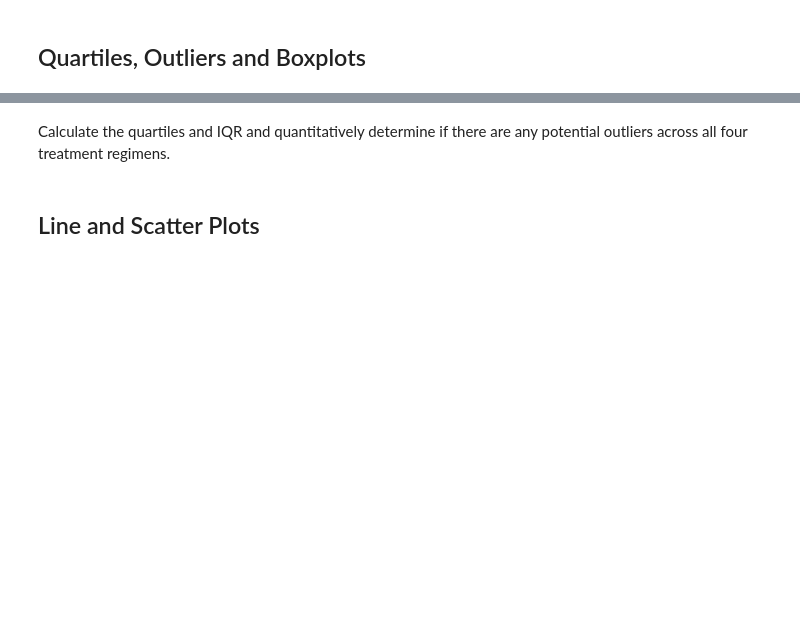
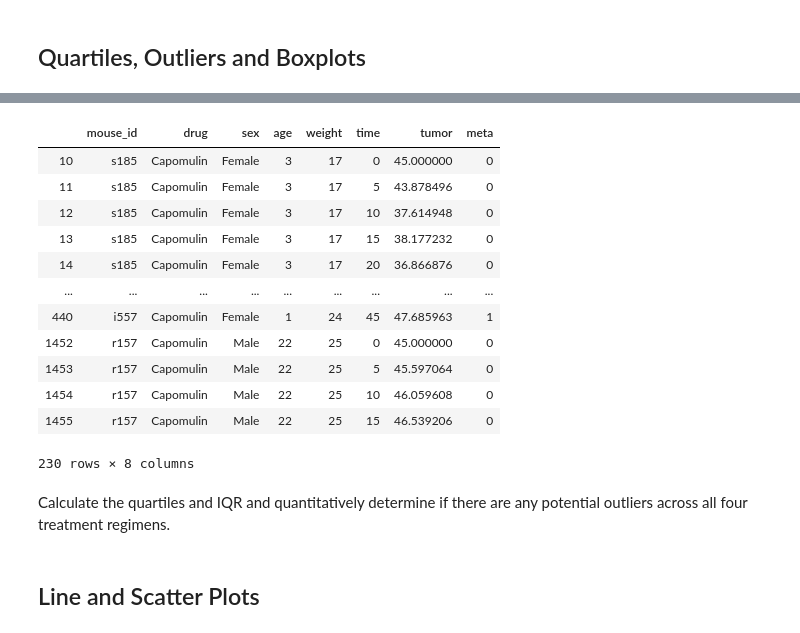
Before and after one commit to matteo005/MatPlotLib_HW, a Jupyter notebook: pymaceuticals_starter.ipynb, the cells around one changed output, grey strips where cells are left out. Drawn from its saved outputs; the diff is of its cells as text; code cells hidden in the pictures; blank space fills up the shorter version.

```diff
--- a/pymaceuticals_starter.ipynb
+++ b/pymaceuticals_starter.ipynb
@@ -194,3 +201,58 @@ plt.pie(gender_count, explode=explode, labels=genders, colors=colors,
+# %%
+# Calculate the final tumor volume of each mouse across four of the treatment regimens:
+# Capomulin, Ramicane, Infubinol, and Ceftamin
+
+#get all the data for Capomulin drug
+Capomulin = combined_df2.loc[combined_df2['drug'] == 'Capomulin']
+#get all the data for Ramicane drug
+Ramicane = combined_df2.loc[combined_df2['drug'] == 'Ramicane']
+#get all the data for Infubinol drug
+Infubinol = combined_df2.loc[combined_df2['drug'] == 'Infubinol']
+#get all the data for Ceftamin drug
+Ceftamin = combined_df2.loc[combined_df2['drug'] == 'Ceftamin']
+
+# HINT: Not all mice lived until timepoint 45
+# Start by getting the last (greatest) timepoint for each mouse
+
+#Last timepoint for each mouse for Capomulin
+Cap_final_time = Capomulin.groupby('mouse_id').max()['time']
+Cap_final_volume = pd.DataFrame(Cap_final_time)
+#Last timepoint for each mouse for Ramicane
+Ram_final_time = Ramicane.groupby('mouse_id').max()['time']
+Ram_final_volume = pd.DataFrame(Ram_final_time)
+#Last timepoint for each mouse for Infubinol
+Inf_final_time = Infubinol.groupby('mouse_id').max()['time']
+Inf_final_volume = pd.DataFrame(Inf_final_time)
+#Last timepoint for each mouse for Ceftamin
+Cef_final_time = Ceftamin.groupby('mouse_id').max()['time']
+Cef_final_volume = pd.DataFrame(Cef_final_time)
+
+# Merge Capomulin df with the original dataframe to get the tumor volume at the last timepoint
+Cap_merge = pd.merge(Cap_final_volume,combined_df2, on=('mouse_id','time'),how='left')
+Cap_total_volume = Cap_merge['tumor']
+# Merge Ramicane df with the original dataframe to get the tumor volume at the last timepoint
+Ram_merge = pd.merge(Ram_final_volume,combined_df2, on=('mouse_id','time'),how='left')
+Ram_total_volume = Ram_merge['tumor']
+# Merge Infubinol df with the original dataframe to get the tumor volume at the last timepoint
+Inf_merge = pd.merge(Inf_final_volume,combined_df2, on=('mouse_id','time'),how='left')
+Inf_total_volume = Inf_merge['tumor']
+# Merge Ceftamin df with the original dataframe to get the tumor volume at the last timepoint
+Cef_merge = pd.merge(Cef_final_volume,combined_df2, on=('mouse_id','time'),how='left')
+Cef_total_volume = Cef_merge['tumor']
+# %% [output]
+|  | mouse_id | drug | sex | age | weight | time | tumor | meta |
+| 10 | s185 | Capomulin | Female | 3 | 17 | 0 | 45.000000 | 0 |
+| 11 | s185 | Capomulin | Female | 3 | 17 | 5 | 43.878496 | 0 |
+| 12 | s185 | Capomulin | Female | 3 | 17 | 10 | 37.614948 | 0 |
+| 13 | s185 | Capomulin | Female | 3 | 17 | 15 | 38.177232 | 0 |
+| 14 | s185 | Capomulin | Female | 3 | 17 | 20 | 36.866876 | 0 |
+| ... | ... | ... | ... | ... | ... | ... | ... | ... |
+| 440 | i557 | Capomulin | Female | 1 | 24 | 45 | 47.685963 | 1 |
+| 1452 | r157 | Capomulin | Male | 22 | 25 | 0 | 45.000000 | 0 |
+| 1453 | r157 | Capomulin | Male | 22 | 25 | 5 | 45.597064 | 0 |
+| 1454 | r157 | Capomulin | Male | 22 | 25 | 10 | 46.059608 | 0 |
+| 1455 | r157 | Capomulin | Male | 22 | 25 | 15 | 46.539206 | 0 |
+230 rows × 8 columns
 # %% [markdown]
 Calculate the quartiles and IQR and quantitatively determine if there are any potential outliers across all four treatment regimens.
 # %%
```
Also changed, not shown: parts of 3 cells of this notebook.
